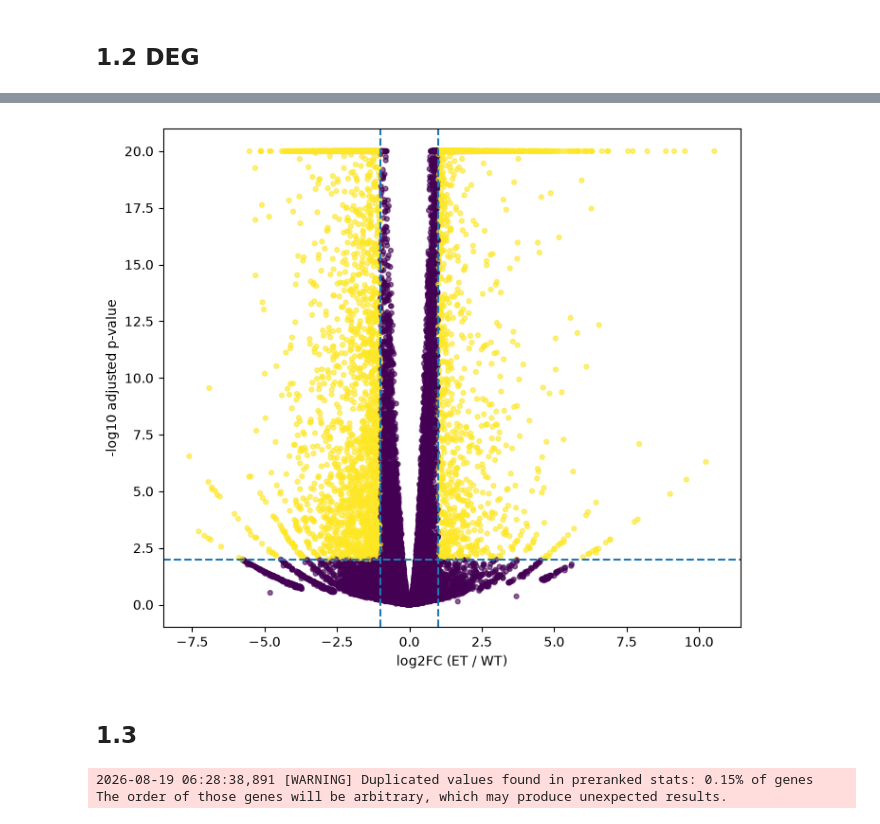
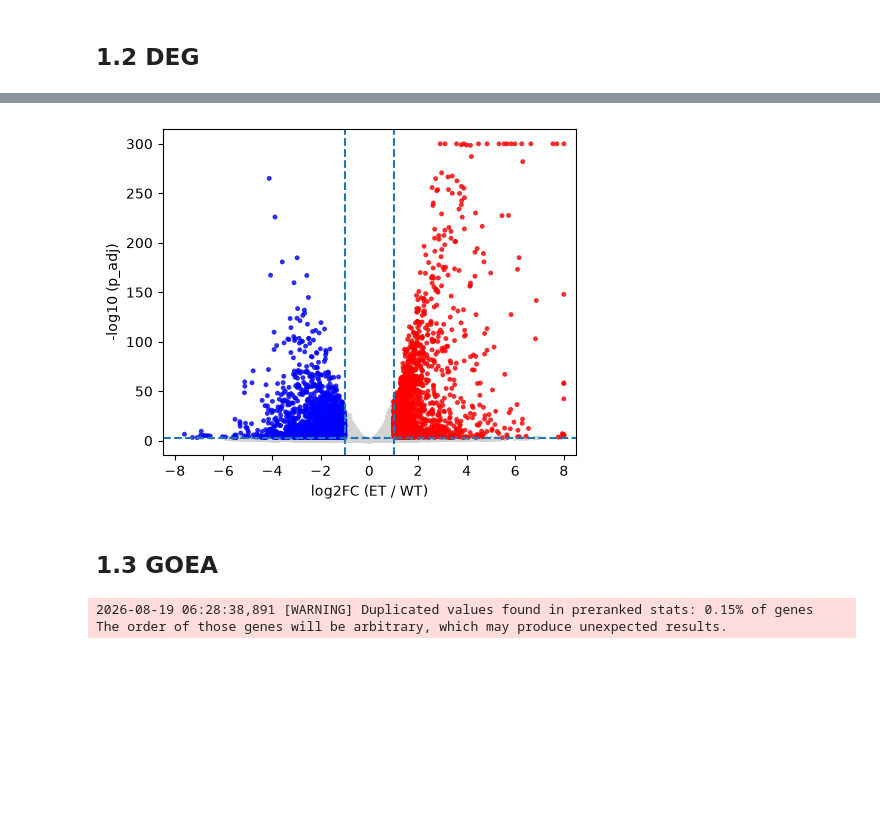
Before and after one commit to yachielab/DataAnalysis_Vascularized_Cardiac_Organoids, a Jupyter notebook: ipynb/CCO14.ipynb, the cells around one changed output, grey strips where cells are left out. Saved outputs shown, nothing was run; the diff lists cells and outputs as text; code cells hidden in the pictures; blank space fills up the shorter version.

```diff
--- a/ipynb/CCO14.ipynb
+++ b/ipynb/CCO14.ipynb
@@ -224,7 +226,10 @@ plt.show()
 ## 1.2 DEG
 # %%
 FC = 1
-FDR = 0.01
+FDR = 0.001
+
+FC_CAP = 8
+FDR_CAP = 1e-300
 # %%
 stat_res = DeseqStats(
     dds,
@@ -268,38 +270,65 @@ down = sig[sig["log2FoldChange"] <= -FC]
 # %%
 plot_df = res.dropna(subset=["padj"]).copy()
 
 plot_df["minus_log10_padj"] = -np.log10(
-    plot_df["padj"].clip(lower=1e-20)
+    plot_df["padj"].clip(lower=FDR_CAP)
 )
+
+plot_df["log2FoldChange"] = plot_df["log2FoldChange"].clip(lower=-FC_CAP, upper=FC_CAP)
 
 plot_df["significant"] = (
     (plot_df["padj"] < FDR) &
     (plot_df["log2FoldChange"].abs() >= FC)
 )
 
-fig, ax = plt.subplots(figsize=(7, 6))
+fig, ax = plt.subplots(figsize=(5, 4))
 
 ax.scatter(
     plot_df["log2FoldChange"],
     plot_df["minus_log10_padj"],
-    c=plot_df["significant"],
+    label="not signi.",
     s=12,
-    alpha=0.6
+    color="lightgrey",
+    alpha=0.8,
+    edgecolors="none"
 )
 
-ax.axvline(-1, linestyle="--")
-ax.axvline(1, linestyle="--")
+plot_df_sign = plot_df[plot_df["minus_log10_padj"] > -np.log10(FDR)]
+
+ax.scatter(
+    plot_df_sign[plot_df_sign["log2FoldChange"] < -FC]["log2FoldChange"],
+    plot_df_sign[plot_df_sign["log2FoldChange"] < -FC]["minus_log10_padj"],
+    label="down reg.",
+    s=12,
+    color="blue",
+    alpha=0.8,
+    edgecolors="none"
+)
+
+ax.scatter(
+    plot_df_sign[plot_df_sign["log2FoldChange"] > FC]["log2FoldChange"],
+    plot_df_sign[plot_df_sign["log2FoldChange"] > FC]["minus_log10_padj"],
+    label="up reg.",
+    s=12,
+    color="red",
+    alpha=0.8,
+    edgecolors="none"
+)
+
+ax.axvline(-FC, linestyle="--")
+ax.axvline(FC, linestyle="--")
 ax.axhline(-np.log10(FDR), linestyle="--")
+ax.set_xlim(-FC_CAP-0.5, FC_CAP+0.5)
 
 ax.set_xlabel("log2FC (ET / WT)")
-ax.set_ylabel("-log10 adjusted p-value")
+ax.set_ylabel("-log10 (p_adj)")
 
 plt.tight_layout()
 plt.show()
 # %% [output]
-[figure, old version]
+[figure, new version]
 # %% [markdown]
-## 1.3
+## 1.3 GOEA
 # %%
 ranking = (
     res["stat"]
```
Also changed, not shown: parts of 5 cells of this notebook, 11 other files.
